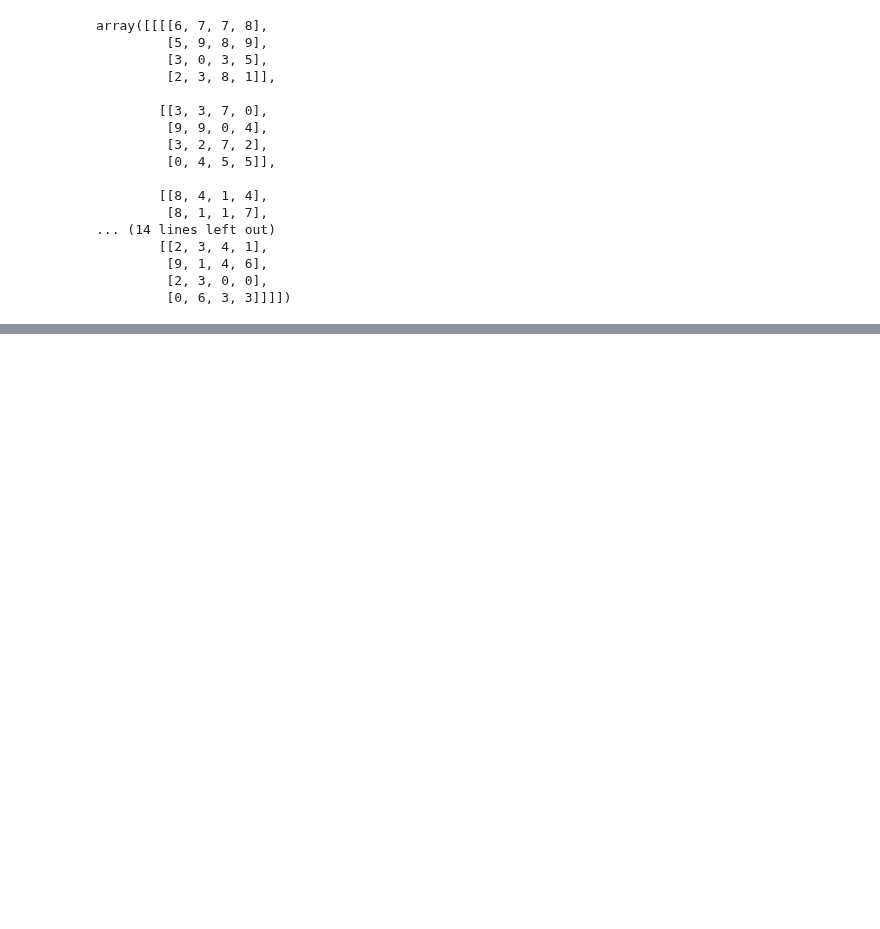
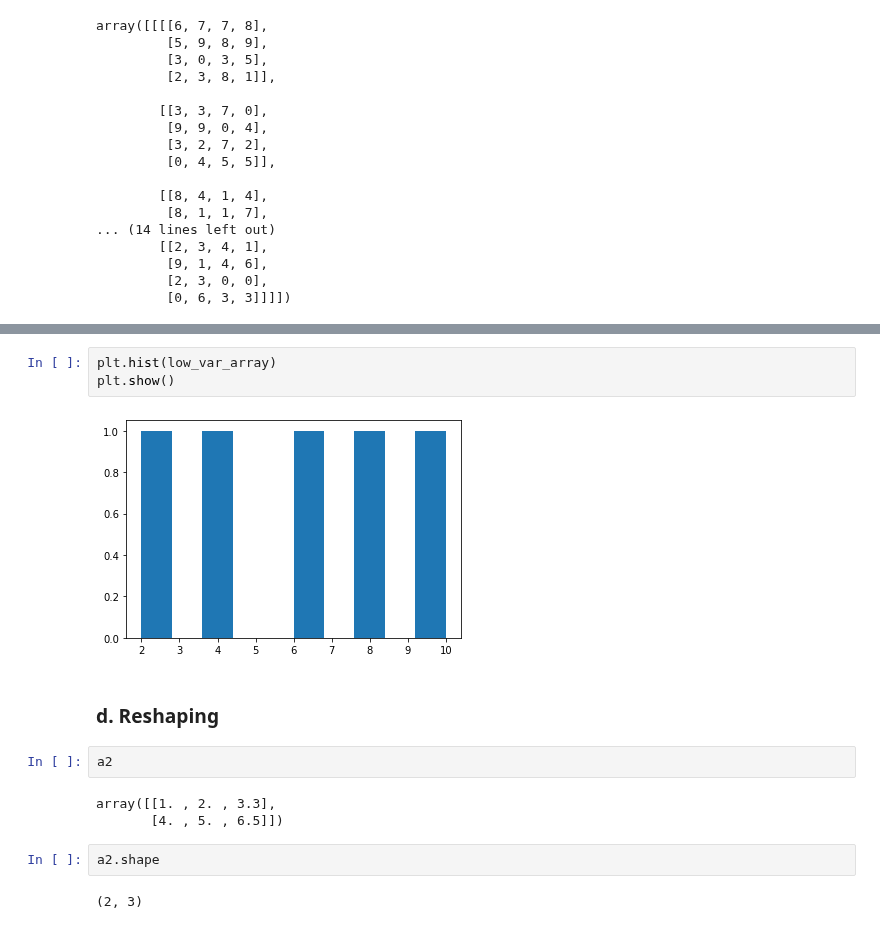
Before and after one commit to Jammal7/Introduction_to_Data_Science, a Jupyter notebook: Introduction-to-Numpy.ipynb, the cells around one changed output, grey strips where cells are left out. Drawn from its saved outputs; the diff is of its cells as text; blank space fills up the shorter version.

```diff
--- a/Introduction-to-Numpy.ipynb
+++ b/Introduction-to-Numpy.ipynb
@@ -244,0 +446,16 @@ array([[[[6, 7, 7, 8],
+# %%
+plt.hist(low_var_array)
+plt.show()
+# %% [output]
+[figure, added]
+# %% [markdown]
+### d. Reshaping
+# %%
+a2
+# %% [output]
+array([[1. , 2. , 3.3],
+       [4. , 5. , 6.5]])
+# %%
+a2.shape
+# %% [output]
+(2, 3)
```
Also changed, not shown: parts of 56 cells of this notebook.
